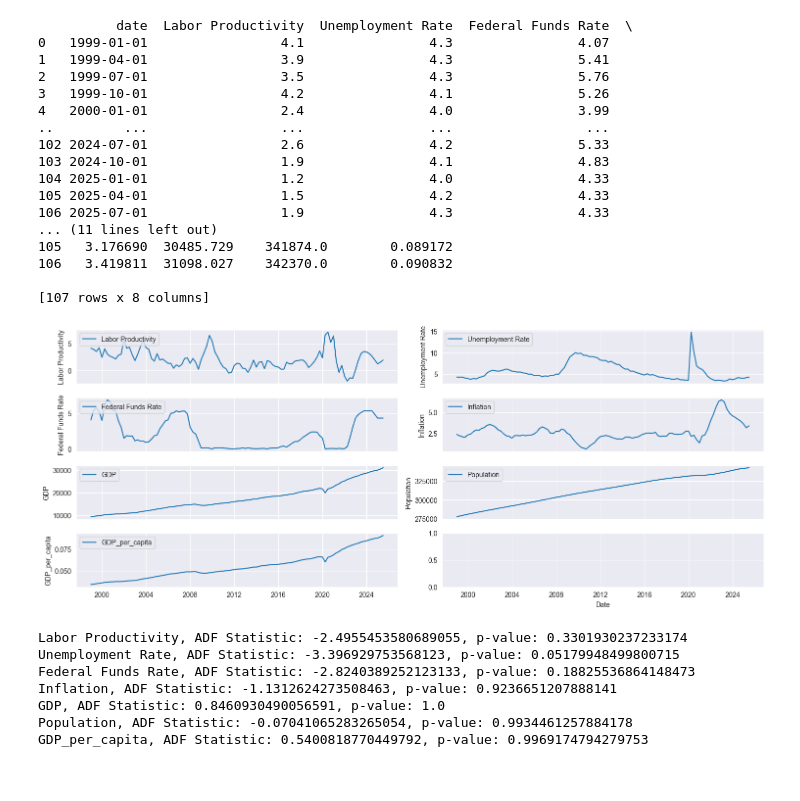
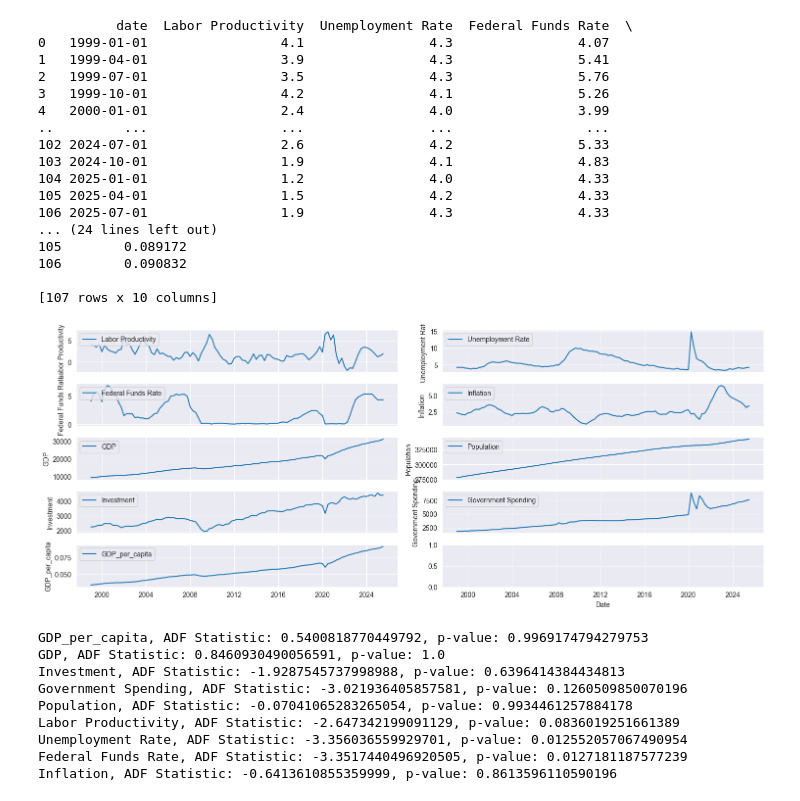
Before and after one commit to SimonasArliukas/Simonas-Portfolio, a Jupyter notebook: Macro_factors_effecting_GDP/Notebooks/EDA.ipynb, the cells around one changed output. Drawn from its saved outputs; the diff is of its cells as text; code cells hidden in the pictures.

```diff
--- a/Macro_factors_effecting_GDP/Notebooks/EDA.ipynb
+++ b/Macro_factors_effecting_GDP/Notebooks/EDA.ipynb
@@ -9,6 +9,7 @@ from Src.Data_utils import differencing
 from Src.Data_utils import cointegration
 from statsmodels.graphics.tsaplots import plot_acf, plot_pacf
 import seaborn as sns
+from statsmodels.tsa.vector_ar.vecm import select_coint_rank,select_order
 
 
 load_dotenv()
@@ -23,7 +24,7 @@ engine = create_engine(
 
 data = pd.read_sql("SELECT * FROM GDP_inference_clean", engine)
 
-data.columns = ["date", "Labor Productivity", "Unemployment Rate", "Federal Funds Rate", "Inflation", "GDP", "Population"]
+data.columns = ["date", "Labor Productivity", "Unemployment Rate", "Federal Funds Rate", "Inflation", "GDP", "Population","Investment","Government Spending"]
 
 data["GDP_per_capita"] = data["GDP"] / data["Population"]
 print(data)
@@ -40,41 +41,42 @@ print(data)
 104 2025-01-01                 1.2                4.0                4.33
 105 2025-04-01                 1.5                4.2                4.33
 106 2025-07-01                 1.9                4.3                4.33
-... (11 lines left out)
-105   3.176690  30485.729    341874.0        0.089172
-106   3.419811  31098.027    342370.0        0.090832
+... (24 lines left out)
+105        0.089172
+106        0.090832
 
-[107 rows x 8 columns]
+[107 rows x 10 columns]
 # %%
-
-fig, axes = plt.subplots(4, 2, figsize=(15, 6), sharex=True)
+fig, axes = plt.subplots(5, 2, figsize=(15, 6), sharex=True)
 axes = axes.flatten()
 for i, column in enumerate(data.columns[1:]):
     axes[i].plot(data["date"], data[column], label=column, color='tab:blue')
     axes[i].set_ylabel(column)
     axes[i].legend(loc='upper left')
 
 plt.xlabel("Date")
 plt.tight_layout()
 plt.show()
 # %% [output]
-[figure, old version]
+[figure, new version]
 # %%
 ##Calculates unit roots to formally test stationarity
-def dickey_fuller_test(data_test):
+def dickey_fuller_test(data_test,regression):
     if "date" in data_test.columns:
         data_test = data_test.drop(["date"], axis=1)
     for i in data_test.columns:
-        adf_result = adfuller(data_test[i], regression="ct")
+        adf_result = adfuller(data_test[i], regression=regression)
         print(f"{i}, ADF Statistic: {adf_result[0]}, p-value: {adf_result[1]}")
 
-
-dickey_fuller_test(data)
+dickey_fuller_test(data[["GDP_per_capita","GDP","Investment","Government Spending","Population"]],"ct")
+dickey_fuller_test(data[["Labor Productivity","Unemployment Rate","Federal Funds Rate","Inflation"]],"c")
 # %% [output]
-Labor Productivity, ADF Statistic: -2.4955453580689055, p-value: 0.3301930237233174
-Unemployment Rate, ADF Statistic: -3.396929753568123, p-value: 0.05179948499800715
-Federal Funds Rate, ADF Statistic: -2.8240389252123133, p-value: 0.18825536864148473
-Inflation, ADF Statistic: -1.1312624273508463, p-value: 0.9236651207888141
+GDP_per_capita, ADF Statistic: 0.5400818770449792, p-value: 0.9969174794279753
 GDP, ADF Statistic: 0.8460930490056591, p-value: 1.0
+Investment, ADF Statistic: -1.9287545737998988, p-value: 0.6396414384434813
+Government Spending, ADF Statistic: -3.021936405857581, p-value: 0.1260509850070196
 Population, ADF Statistic: -0.07041065283265054, p-value: 0.9934461257884178
-GDP_per_capita, ADF Statistic: 0.5400818770449792, p-value: 0.9969174794279753
+Labor Productivity, ADF Statistic: -2.647342199091129, p-value: 0.0836019251661389
+Unemployment Rate, ADF Statistic: -3.356036559929701, p-value: 0.012552057067490954
+Federal Funds Rate, ADF Statistic: -3.3517440496920505, p-value: 0.0127181187577239
+Inflation, ADF Statistic: -0.6413610855359999, p-value: 0.8613596110590196
```
Also changed, not shown: parts of 8 cells of this notebook, 10 other files.
